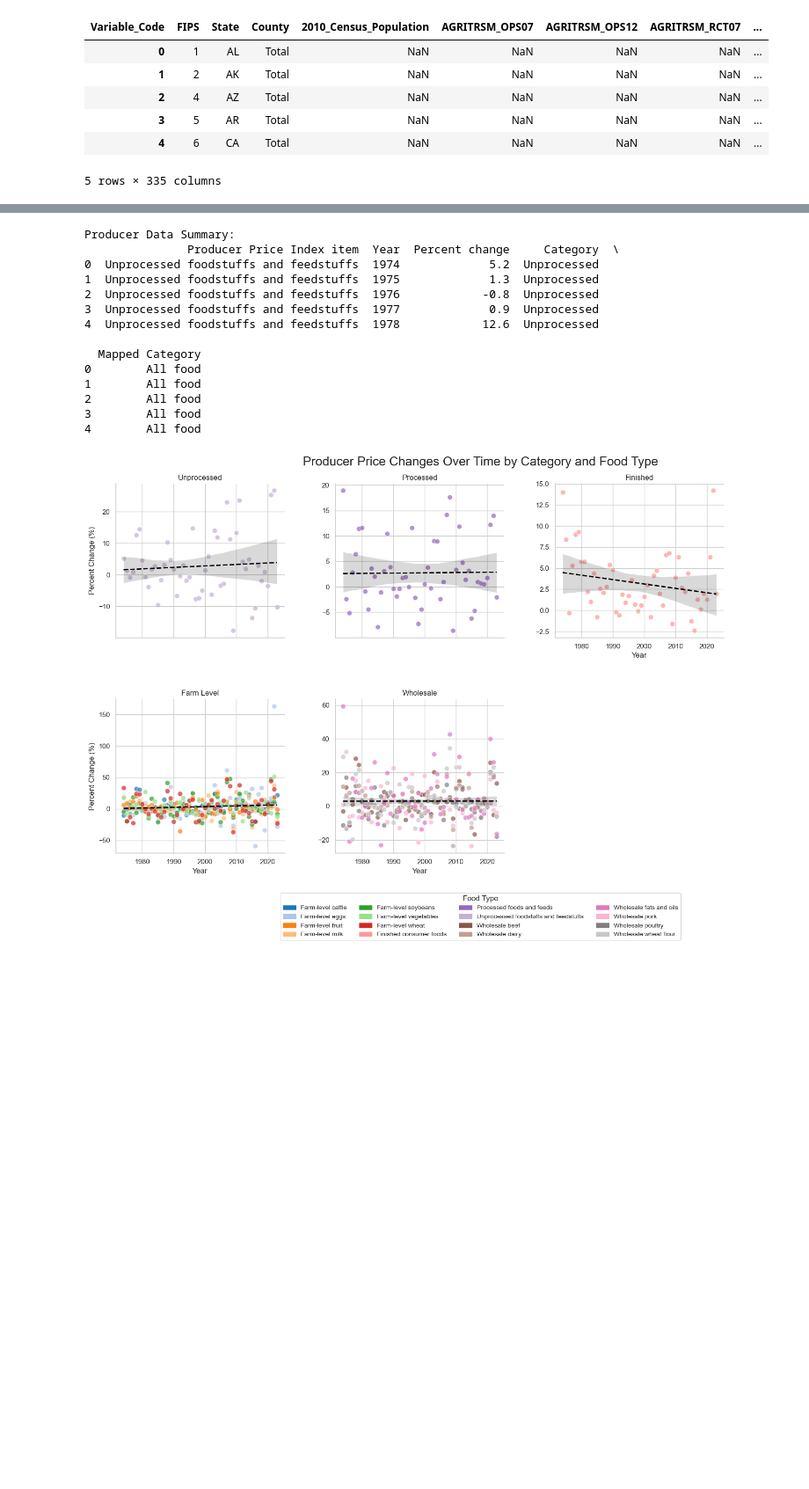
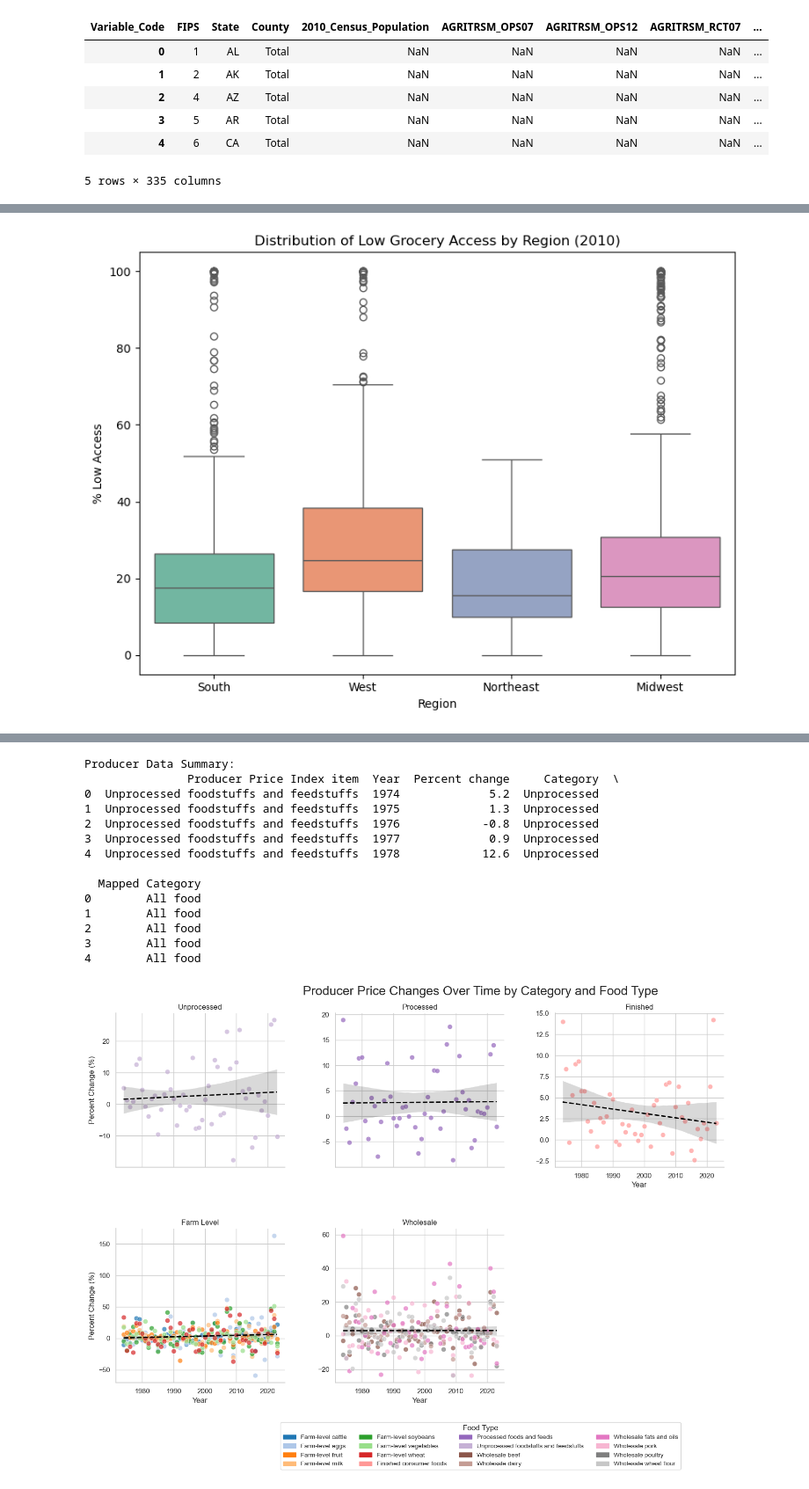
Before and after one commit to eva163x/food-insecurity-analysis, a Jupyter notebook: CS216_Project.ipynb, the cells around one changed output, grey strips where cells are left out. Shown at 88% size. Saved outputs shown, nothing was run; the diff lists cells and outputs as text; code cells hidden in the pictures; blank space fills up the shorter version.

```diff
--- a/CS216_Project.ipynb
+++ b/CS216_Project.ipynb
@@ -276,0 +305,85 @@ TypeError: 'float' object is not subscriptable
+# %%
+region_map = {
+    # Northeast
+    'CT': 'Northeast',
+    'ME': 'Northeast',
+    'MA': 'Northeast',
+    'NH': 'Northeast',
+    'RI': 'Northeast',
+    'VT': 'Northeast',
+    'NJ': 'Northeast',
+    'NY': 'Northeast',
+    'PA': 'Northeast',
+
+    # Midwest
+    'IL': 'Midwest',
+    'IN': 'Midwest',
+    'MI': 'Midwest',
+    'OH': 'Midwest',
+    'WI': 'Midwest',
+    'IA': 'Midwest',
+    'KS': 'Midwest',
+    'MN': 'Midwest',
+    'MO': 'Midwest',
+    'NE': 'Midwest',
+    'ND': 'Midwest',
+    'SD': 'Midwest',
+
+    # South
+    'DE': 'South',
+    'DC': 'South',
+    'FL': 'South',
+    'GA': 'South',
+    'MD': 'South',
+    'NC': 'South',
+    'SC': 'South',
+    'VA': 'South',
+    'WV': 'South',
+    'AL': 'South',
+    'KY': 'South',
+    'MS': 'South',
+    'TN': 'South',
+    'AR': 'South',
+    'LA': 'South',
+    'OK': 'South',
+    'TX': 'South',
+
+    # West
+    'AZ': 'West',
+    'CO': 'West',
+    'ID': 'West',
+    'MT': 'West',
+    'NV': 'West',
+    'NM': 'West',
+    'UT': 'West',
+    'WY': 'West',
+    'AK': 'West',
+    'CA': 'West',
+    'HI': 'West',
+    'OR': 'West',
+    'WA': 'West',
+}
+
+state_and_county['Region'] = state_and_county['State'].map(region_map)
+
+region_data = state_and_county[state_and_county['Variable_Code'] == 'PCT_LACCESS_POP10'].dropna(subset=['Region'])
+
+plt.figure(figsize=(8, 6))
+sns.boxplot(data=region_data, x='Region', y='Value', hue='Region', palette='Set2')
+plt.title('Distribution of Low Grocery Access by Region (2010)')
+plt.ylabel('% Low Access')
+plt.xlabel('Region')
+plt.tight_layout()
+plt.show()
+
+region_data = state_and_county[state_and_county['Variable_Code'] == 'PCT_LACCESS_POP15'].dropna(subset=['Region'])
+
+plt.figure(figsize=(8, 6))
+sns.boxplot(data=region_data, x='Region', y='Value', hue='Region', palette='Set2')
+plt.title('Distribution of Low Grocery Access by Region (2015)')
+plt.ylabel('% Low Access')
+plt.xlabel('Region')
+plt.tight_layout()
+plt.show()
+# %% [output]
+[figure, added]
```
Also changed, not shown: parts of 10 cells of this notebook.
